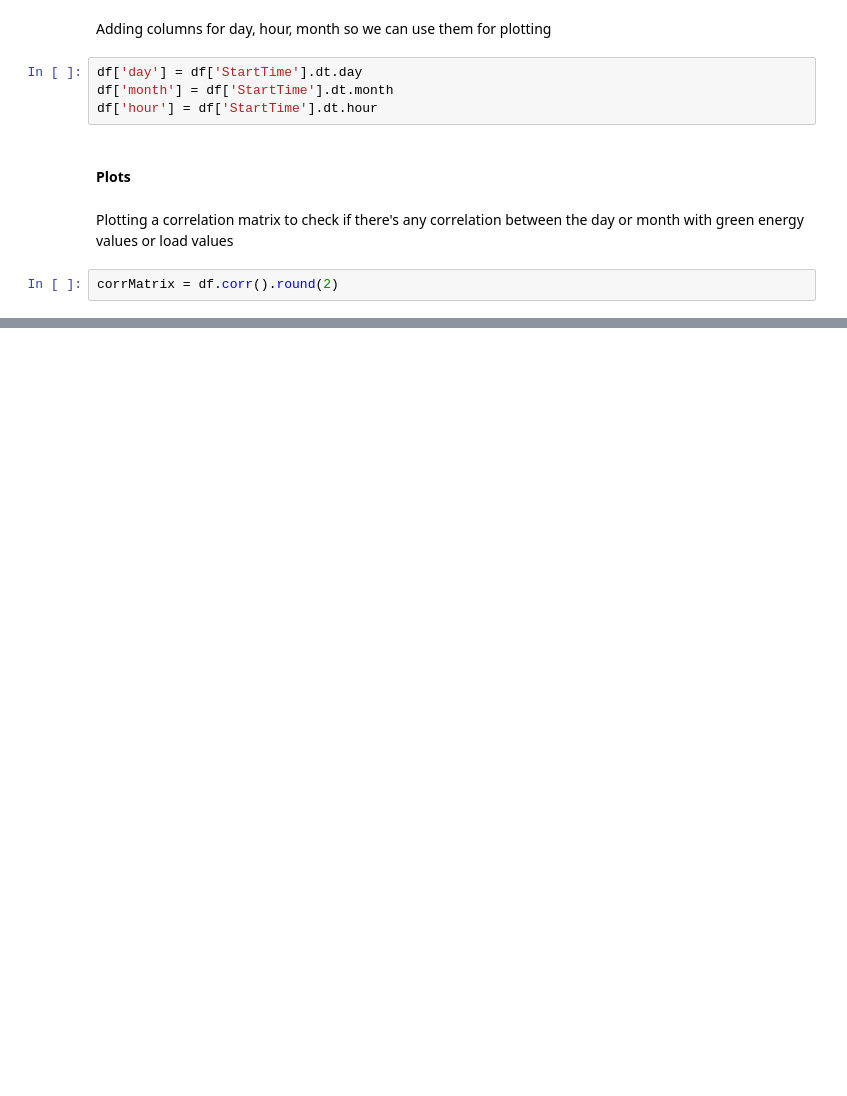
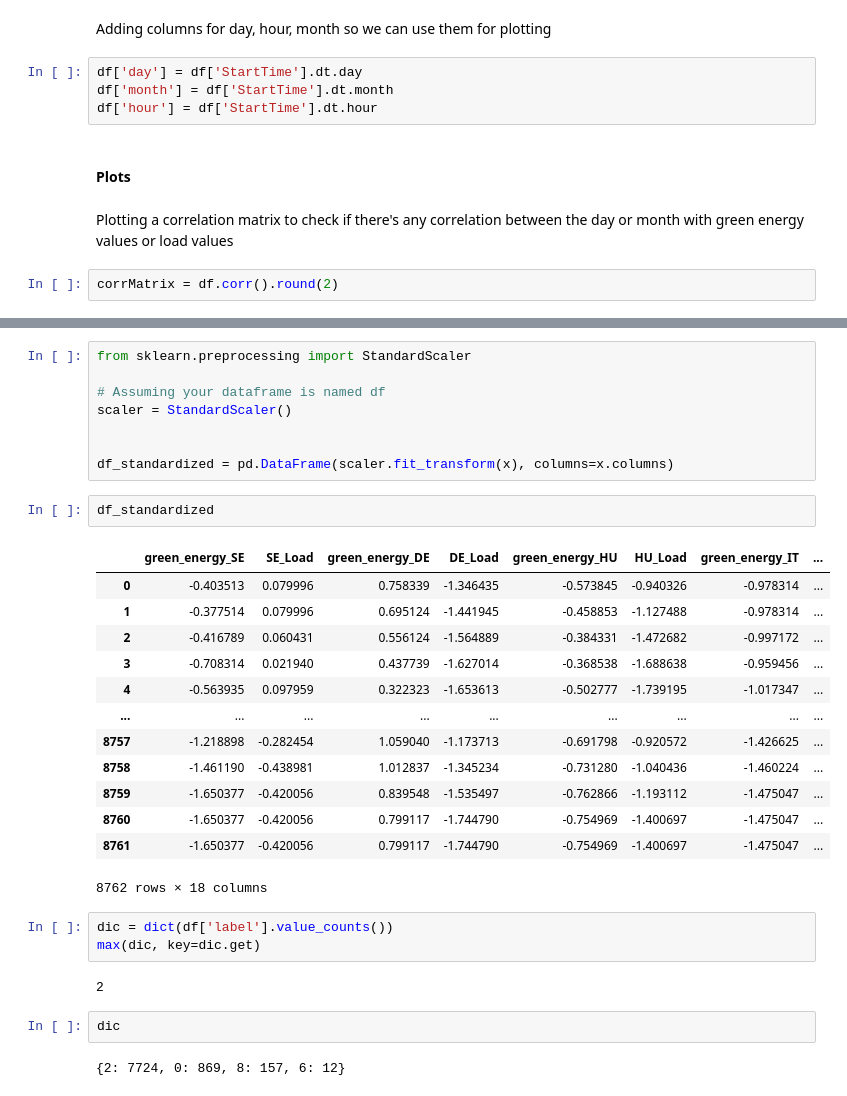
Before and after one commit to s-matke/eco-forecast, a Jupyter notebook: src/clean_data.ipynb, the cells around one changed output, grey strips where cells are left out. Saved outputs shown, nothing was run; the diff lists cells and outputs as text; blank space fills up the shorter version.

```diff
--- a/src/clean_data.ipynb
+++ b/src/clean_data.ipynb
@@ -173,0 +409,33 @@ plt.show()
+# %%
+from sklearn.preprocessing import StandardScaler
+
+# Assuming your dataframe is named df
+scaler = StandardScaler()
+
+
+df_standardized = pd.DataFrame(scaler.fit_transform(x), columns=x.columns)
+# %%
+df_standardized
+# %% [output]
+|  | green_energy_SE | SE_Load | green_energy_DE | DE_Load | green_energy_HU | HU_Load | green_energy_IT | ... |
+| 0 | -0.403513 | 0.079996 | 0.758339 | -1.346435 | -0.573845 | -0.940326 | -0.978314 | ... |
+| 1 | -0.377514 | 0.079996 | 0.695124 | -1.441945 | -0.458853 | -1.127488 | -0.978314 | ... |
+| 2 | -0.416789 | 0.060431 | 0.556124 | -1.564889 | -0.384331 | -1.472682 | -0.997172 | ... |
+| 3 | -0.708314 | 0.021940 | 0.437739 | -1.627014 | -0.368538 | -1.688638 | -0.959456 | ... |
+| 4 | -0.563935 | 0.097959 | 0.322323 | -1.653613 | -0.502777 | -1.739195 | -1.017347 | ... |
+| ... | ... | ... | ... | ... | ... | ... | ... | ... |
+| 8757 | -1.218898 | -0.282454 | 1.059040 | -1.173713 | -0.691798 | -0.920572 | -1.426625 | ... |
+| 8758 | -1.461190 | -0.438981 | 1.012837 | -1.345234 | -0.731280 | -1.040436 | -1.460224 | ... |
+| 8759 | -1.650377 | -0.420056 | 0.839548 | -1.535497 | -0.762866 | -1.193112 | -1.475047 | ... |
+| 8760 | -1.650377 | -0.420056 | 0.799117 | -1.744790 | -0.754969 | -1.400697 | -1.475047 | ... |
+| 8761 | -1.650377 | -0.420056 | 0.799117 | -1.744790 | -0.754969 | -1.400697 | -1.475047 | ... |
+8762 rows × 18 columns
+# %%
+dic = dict(df['label'].value_counts())
+max(dic, key=dic.get)
+# %% [output]
+2
+# %%
+dic
+# %% [output]
+{2: 7724, 0: 869, 8: 157, 6: 12}
```
Also changed, not shown: parts of 43 cells of this notebook, 9 other files.
